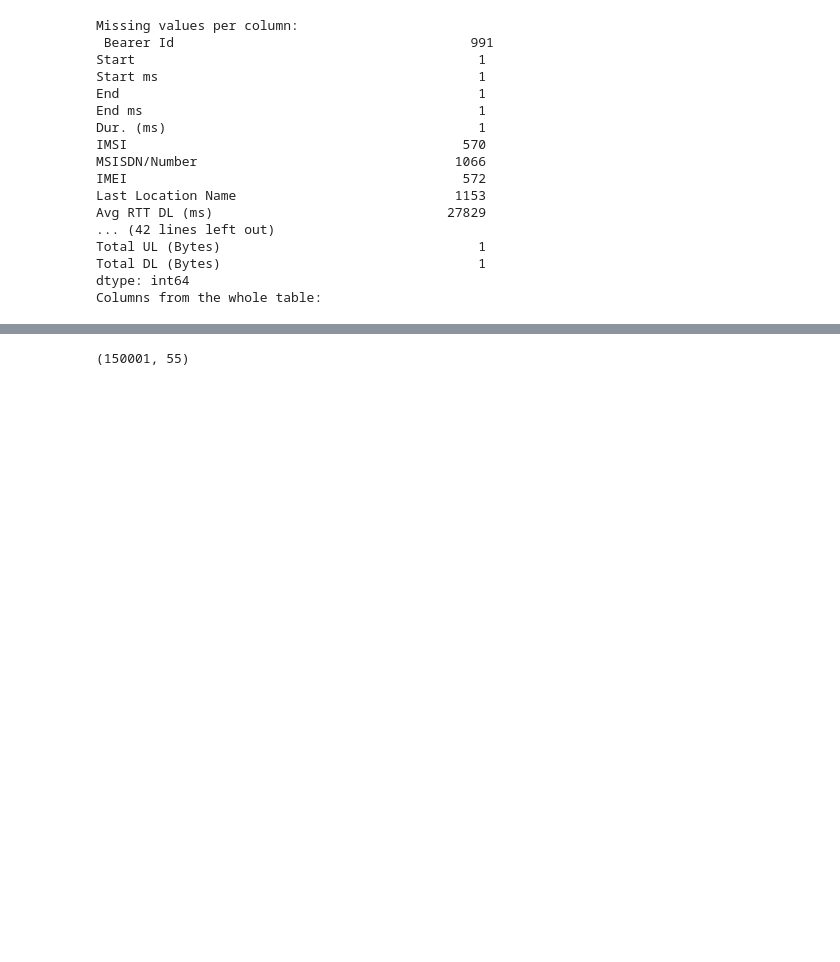
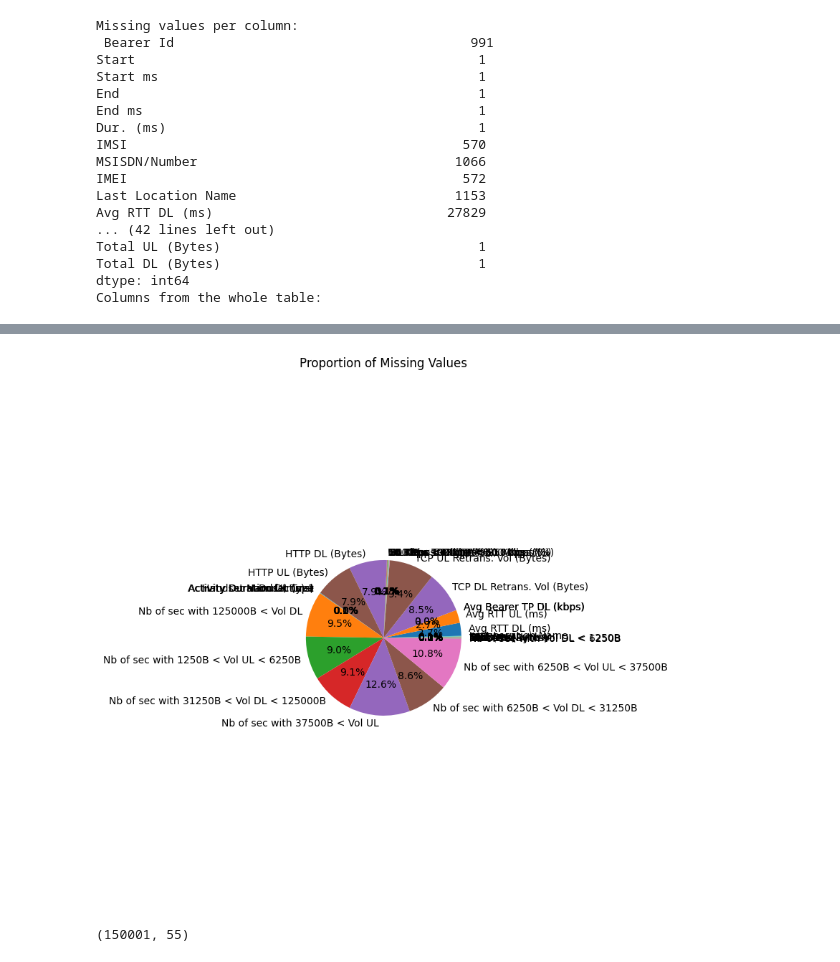
Before and after one commit to Addisu-Alemu/User-Analytics-in-the-Telecommunication-Industry, a Jupyter notebook: Notebook/data_cleaning.ipynb, the cells around one changed output, grey strips where cells are left out. Drawn from its saved outputs; the diff is of its cells as text; code cells hidden in the pictures; blank space fills up the shorter version.

```diff
--- a/Notebook/data_cleaning.ipynb
+++ b/Notebook/data_cleaning.ipynb
@@ -60,3 +89,14 @@ Columns from the whole table:
+# %%
+
+# Create the pie chart
+plt.figure(figsize=(8, 8))
+missing_values.plot(kind='pie', autopct='%1.1f%%')
+plt.title('Proportion of Missing Values')
+plt.axis('equal')
+plt.tight_layout()
+plt.show()
+# %% [output]
+[figure, added]
 # %%
 df.shape
 # %% [output]
```
Also changed, not shown: parts of 3 cells of this notebook, 15 other files.
